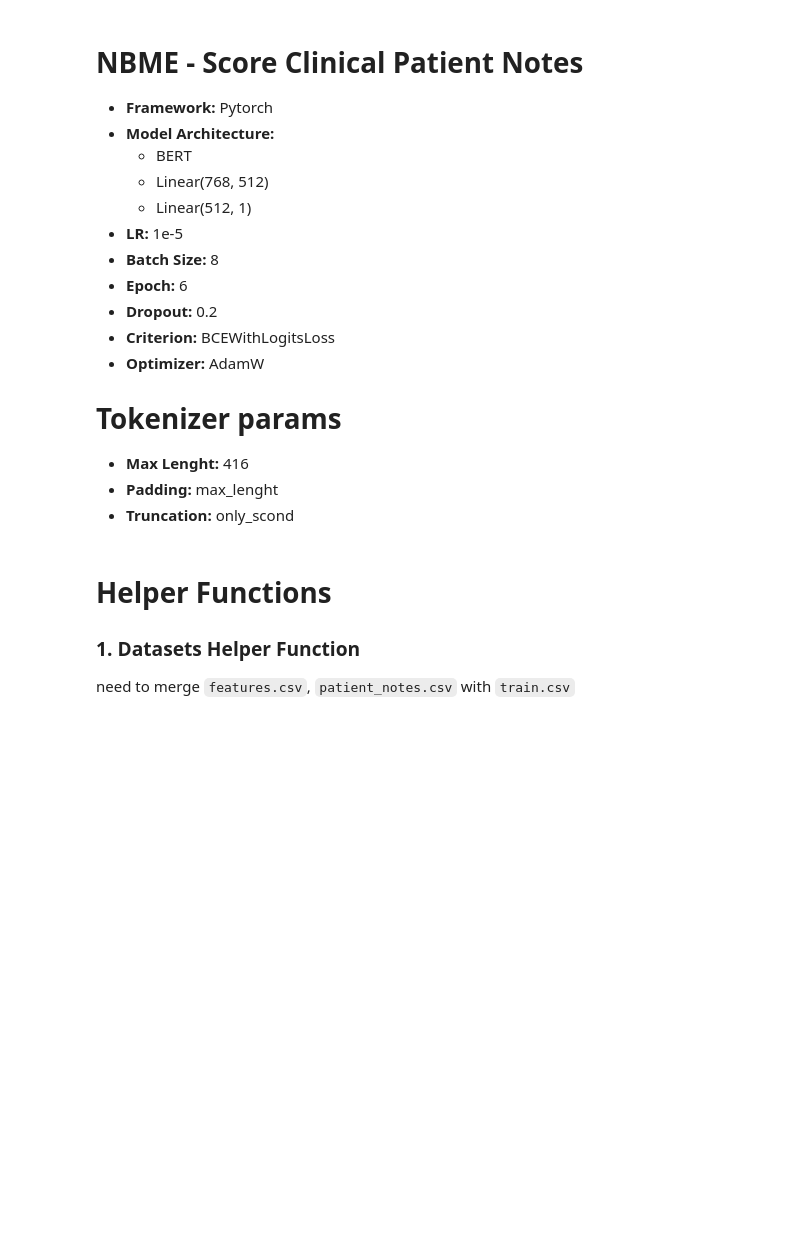
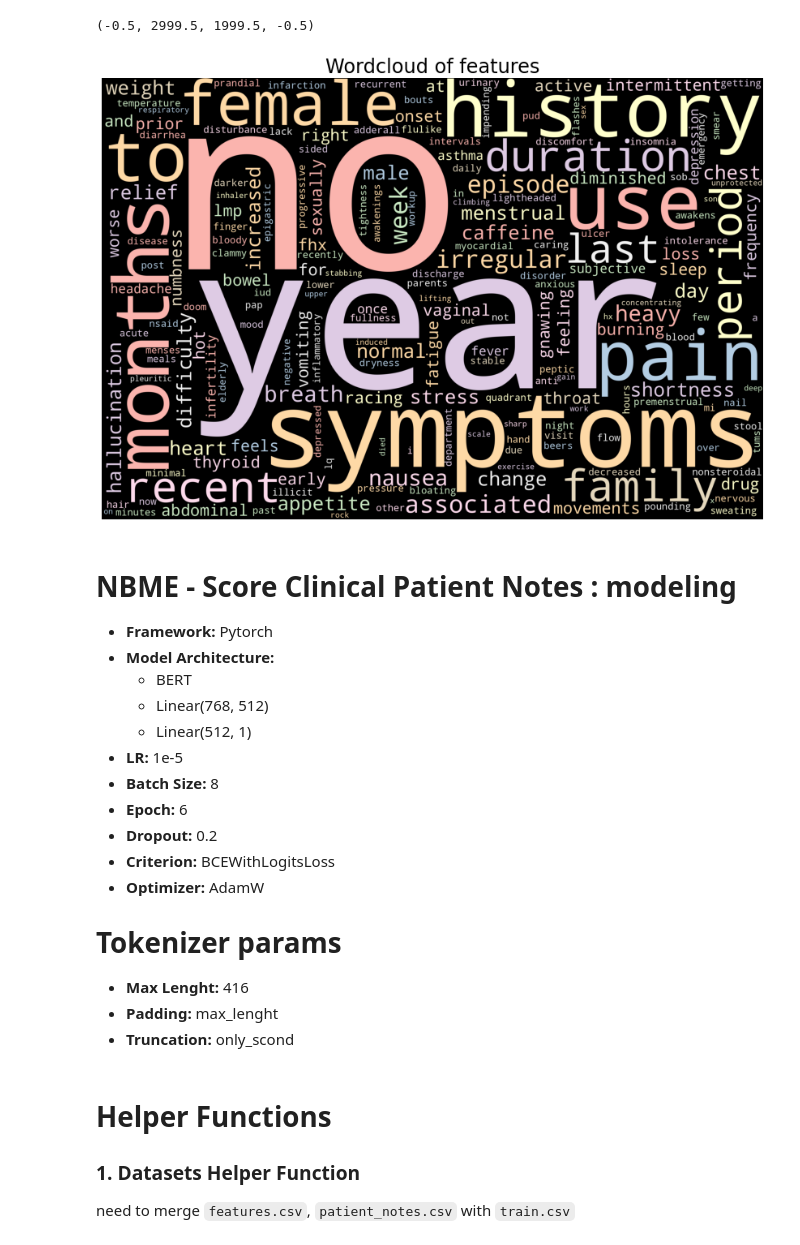
Before and after one commit to CelineMendola/kaggle-competition, a Jupyter notebook: pytorch-medical-bert-baseline-nbme.ipynb, the cells around one changed output. Cells and saved outputs as stored; diff of their text form; code cells hidden in the pictures; blank space fills up the shorter version.

```diff
--- a/pytorch-medical-bert-baseline-nbme.ipynb
+++ b/pytorch-medical-bert-baseline-nbme.ipynb
@@ -1,5 +99,29 @@
+# %%
+body = '-'.join(features['feature_text'].apply(lambda x: x.lower()).tolist())
+# %%
+# Import package
+from wordcloud import WordCloud, STOPWORDS
+
+# Generate word cloud
+wordcloud = WordCloud(width=3000,
+                      height=2000,
+                      random_state=1,
+                      background_color='black',
+                      colormap='Pastel1',
+                      collocations=False,
+                      stopwords=['-', 'or', 'of', 'with', 'ago'])\
+                      .generate(body)
+# Plot
+plt.rcParams["figure.figsize"] = (15, 10)
+plt.imshow(wordcloud)
+plt.title('Wordcloud of features', fontsize=24)
+plt.axis('off')
+#pep8(_ih)
+# %% [output]
+(-0.5, 2999.5, 1999.5, -0.5)
+[figure, added]
 # %% [markdown]
-# NBME - Score Clinical Patient Notes
+# NBME - Score Clinical Patient Notes : modeling
 - **Framework:** Pytorch
 - **Model Architecture:**
     - BERT
```
Also changed, not shown: parts of 35 cells of this notebook.
